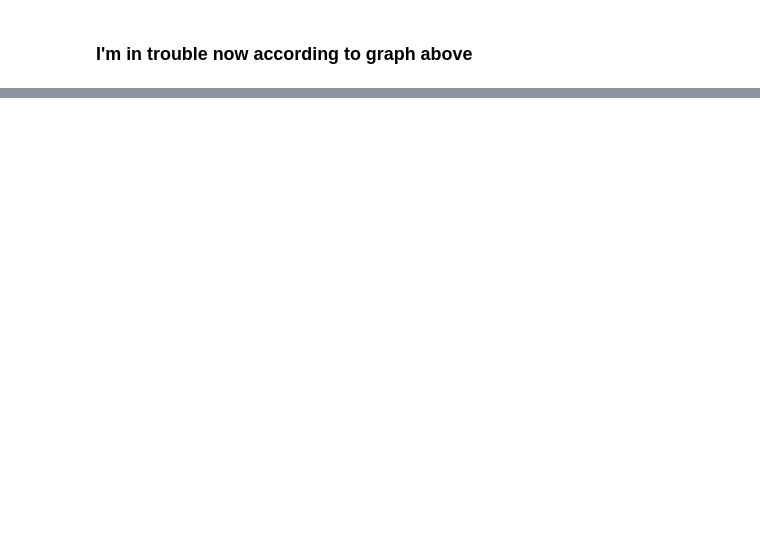
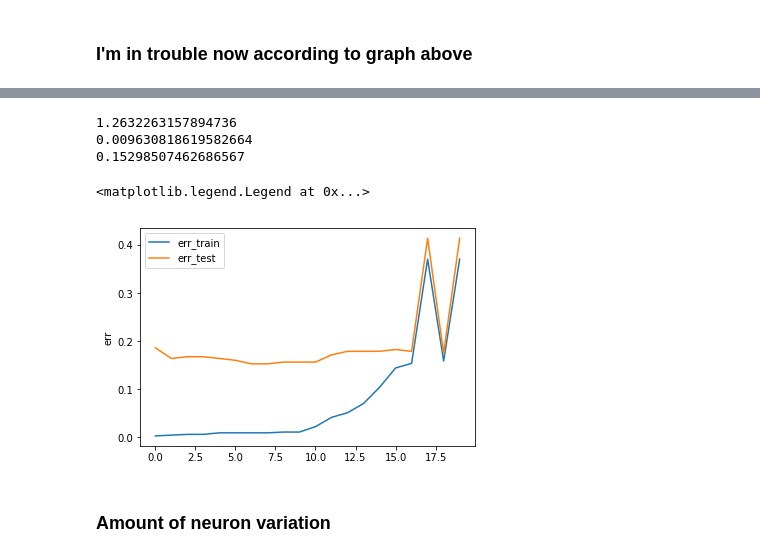
Before and after one commit to xnd-r/ML_course, a Jupyter notebook: Titanic.ipynb, the cells around one changed output, grey strips where cells are left out. Saved outputs shown, nothing was run; the diff lists cells and outputs as text; code cells hidden in the pictures; blank space fills up the shorter version.

```diff
--- a/Titanic.ipynb
+++ b/Titanic.ipynb
@@ -395,0 +421,9 @@ print(err_train, err_test)
+# %%
+mlp2 = MLPClassifier(hidden_layer_sizes = (100,2), solver='lbfgs', activation = 'logistic', random_state=42)
+mlp2.fit(X_train, y_train)
+
+err_train = np.mean(y_train != mlp2.predict(X_train))
+err_test  = np.mean(y_test  != mlp2.predict(X_test))
+
+print("train error: " + str(err_train))
+print("test error: " + str(err_test))
@@ -395,0 +433,9 @@ print(err_train, err_test)
+# %%
+mlp3 = MLPClassifier(hidden_layer_sizes = (100,3), solver='lbfgs', activation = 'logistic', random_state=42)
+mlp3.fit(X_train, y_train)
+
+err_train = np.mean(y_train != mlp3.predict(X_train))
+err_test  = np.mean(y_test  != mlp3.predict(X_test))
+
+print("train error: " + str(err_train))
+print("test error: " + str(err_test))
@@ -395,0 +447,14 @@ print(err_train, err_test)
+# %%
+train_er, test_er = [], []
+alpha_massive = np.linspace(0.0001, 4, 20)
+alpha_massive = list(alpha_massive)
+print(alpha_massive)
+for a in alpha_massive:
+    mlp = MLPClassifier(hidden_layer_sizes = (100,1), solver='lbfgs',
+                        activation = 'logistic', alpha=a, max_iter=200, random_state=42)
+    mlp.fit(X_train, y_train)
+    err_train = np.mean(y_train != mlp.predict(X_train))
+    err_test = np.mean(y_test != mlp.predict(X_test))
+    print(err_test)
+    train_er.append(err_train)
+    test_er.append(err_test)
@@ -395,0 +479,21 @@ print(err_train, err_test)
+# %%
+alpha_opt = alpha_massive[test_er.index(min(test_er))]
+print(alpha_opt)
+index = test_er.index(min(test_er))
+print(train_er[index])
+print(test_er[index])
+# %% [output]
+1.2632263157894736
+0.009630818619582664
+0.15298507462686567
+# %%
+plt.plot(train_er, label='err_train')
+plt.plot(test_er, label='err_test')
+
+plt.ylabel('err')
+plt.legend()
+# %% [output]
+<matplotlib.legend.Legend at 0x...>
+[figure, added]
+# %% [markdown]
+### Amount of neuron variation
```
Also changed, not shown: parts of 33 cells of this notebook.
